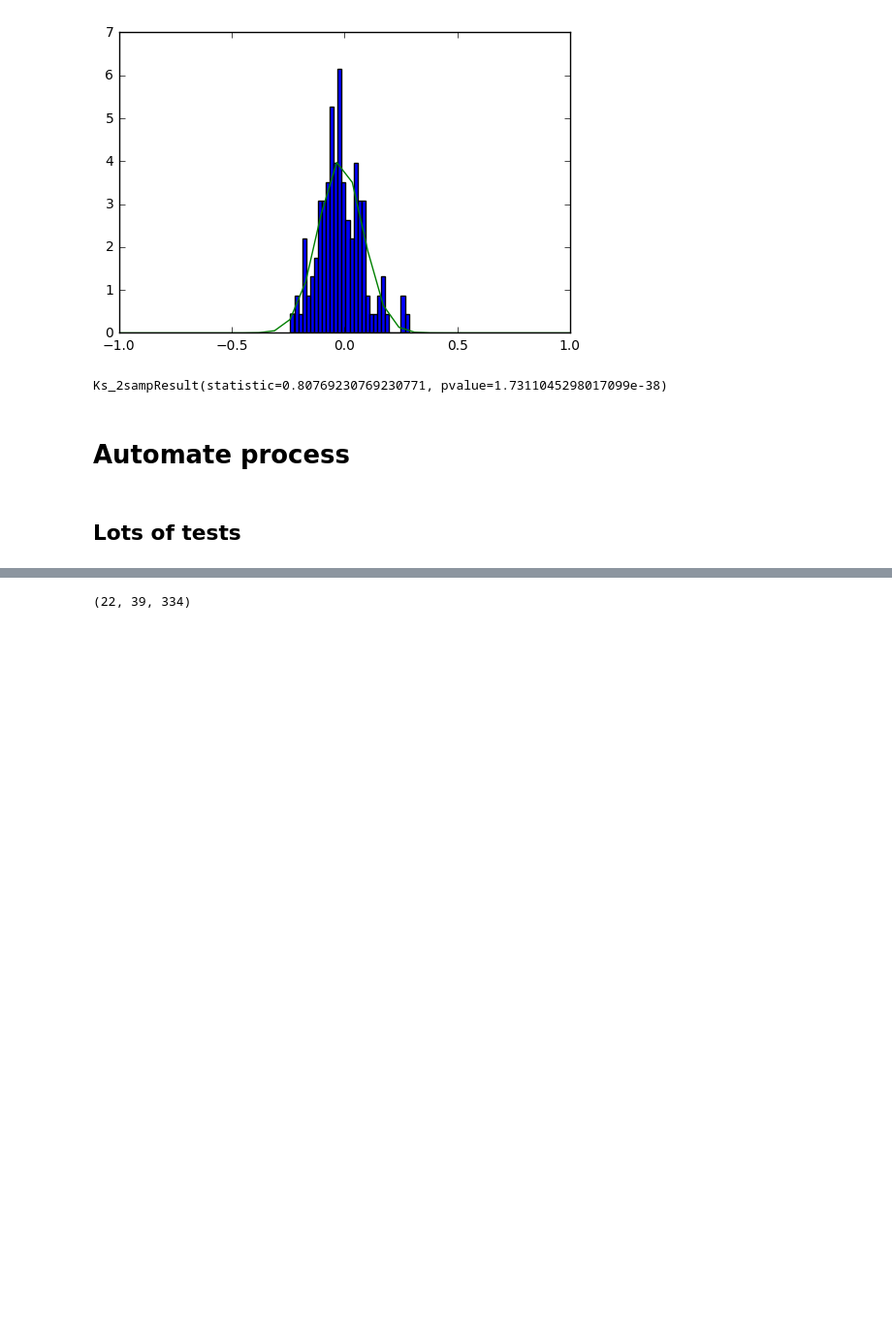
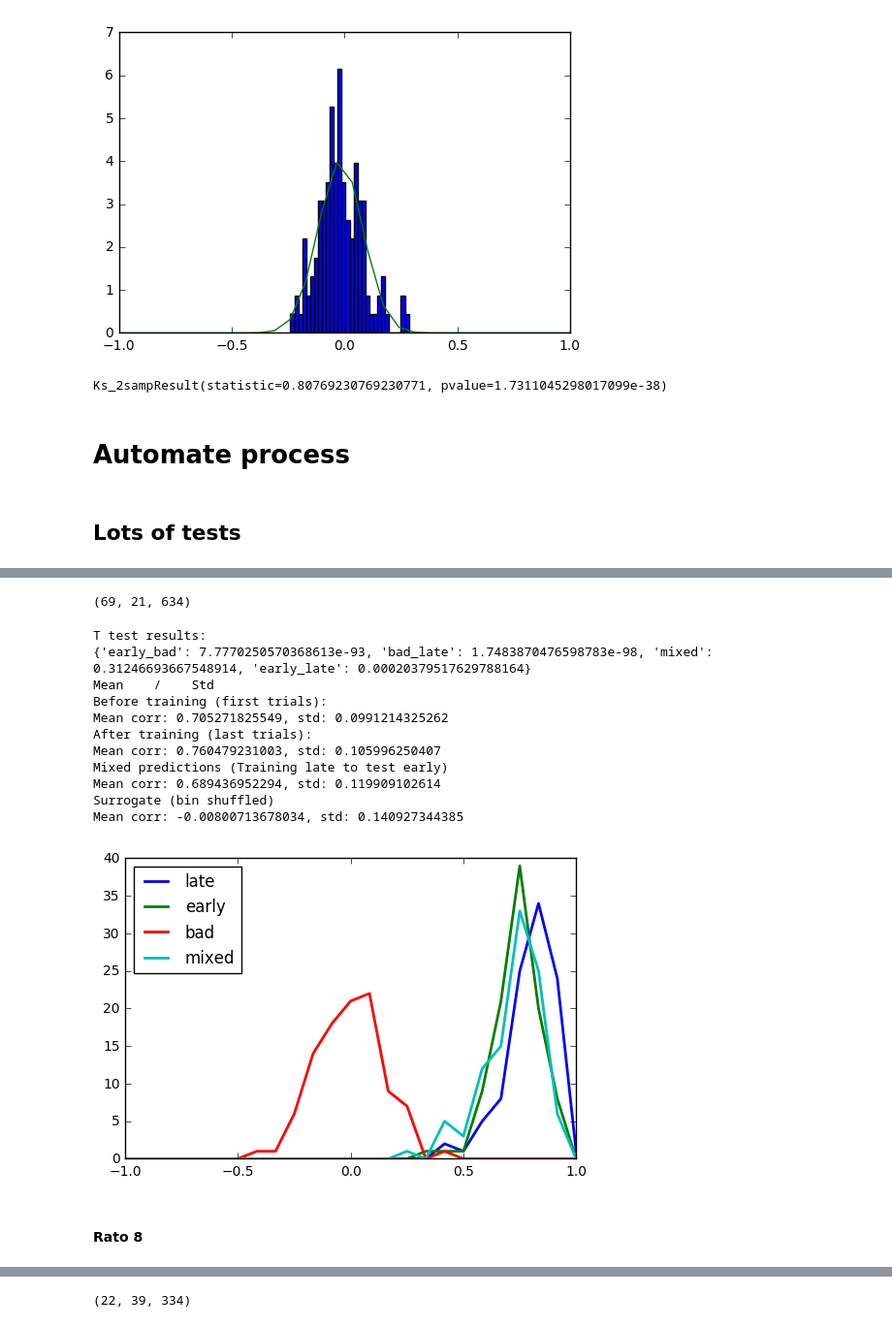
Before and after one commit to EstevaoUyra/Spikes, a Jupyter notebook: decoder.ipynb, the cells around one changed output, grey strips where cells are left out. Shown at 97% size. Saved outputs shown, nothing was run; the diff lists cells and outputs as text; code cells hidden in the pictures; blank space fills up the shorter version.

```diff
--- a/decoder.ipynb
+++ b/decoder.ipynb
@@ -329,2 +336,25 @@ def late_early_bad(endingDS, beginningDS, timesToUse, trainSize, clf=SVC()):
+# %%
+def makeHist(allCorrs,nbins=25):
+    x = np.linspace(-1,1,nbins)
+    lateHist = np.histogram(allCorrs['late'],nbins,range=(-1,1))[0]
+    earlyHist = np.histogram(allCorrs['early'],nbins,range=(-1,1))[0]
+    badHist = np.histogram(allCorrs['bad'],nbins,range=(-1,1))[0]
+    mixedHist = np.histogram(allCorrs['mixed'],nbins,range=(-1,1))[0]
+
+    plt.plot(x,lateHist,linewidth=2,label='late')
+    plt.plot(x,earlyHist,linewidth=2,label='early')
+    plt.plot(x,badHist,linewidth=2,label='bad')
+    plt.plot(x,mixedHist,linewidth=2,label='mixed')
+    plt.legend(loc='upper left')
+
+def printMeanStd(mean_std):
+    print('Before training (first trials):')
+    print('Mean corr: ' + str(mean_std['early'][0]) + ', std: ' +str(mean_std['early'][1]) )
+    print('After training (last trials):')
+    print('Mean corr: ' + str(mean_std['late'][0]) + ', std: ' +str(mean_std['late'][1]) )
+    print('Mixed predictions (Training late to test early)')
+    print('Mean corr: ' + str(mean_std['mixed'][0]) + ', std: ' +str(mean_std['mixed'][1]) )
+    print('Surrogate (bin shuffled)')
+    print('Mean corr: ' + str(mean_std['bad'][0]) + ', std: ' +str(mean_std['bad'][1]) )
 # %% [markdown]
 ## Lots of tests
@@ -333,0 +397,33 @@ trainSize=60
+# %%
+normR10 = loadmat('normbin_r10.mat')['C']
+normR10 = np.nan_to_num(np.swapaxes(normR10,0,2))
+print(normR10.shape)
+
+endingDS = normR10[:40,:20,-100:]
+beginningDS = normR10[:40,:20,:100]
+timesToUse = range(20)
+trainSize = 80
+# %% [output]
+(69, 21, 634)
+# %%
+t,k,mean_std,allCorrs = late_early_bad(endingDS, beginningDS, timesToUse, trainSize, clf=SVC())
+# %%
+print('T test results: ')
+print(t)
+printMeanStd(mean_std)
+makeHist(allCorrs)
+# %% [output]
+T test results:
+{'early_bad': 7.7770250570368613e-93, 'bad_late': 1.7483870476598783e-98, 'mixed': 0.31246693667548914, 'early_late': 0.00020379517629788164}
+Mean    /    Std
+Before training (first trials):
+Mean corr: 0.705271825549, std: 0.0991214325262
+After training (last trials):
+Mean corr: 0.760479231003, std: 0.105996250407
+Mixed predictions (Training late to test early)
+Mean corr: 0.689436952294, std: 0.119909102614
+Surrogate (bin shuffled)
+Mean corr: -0.00800713678034, std: 0.140927344385
+[figure, added]
+# %% [markdown]
+#### Rato 8
```
Also changed, not shown: parts of 37 cells of this notebook.
